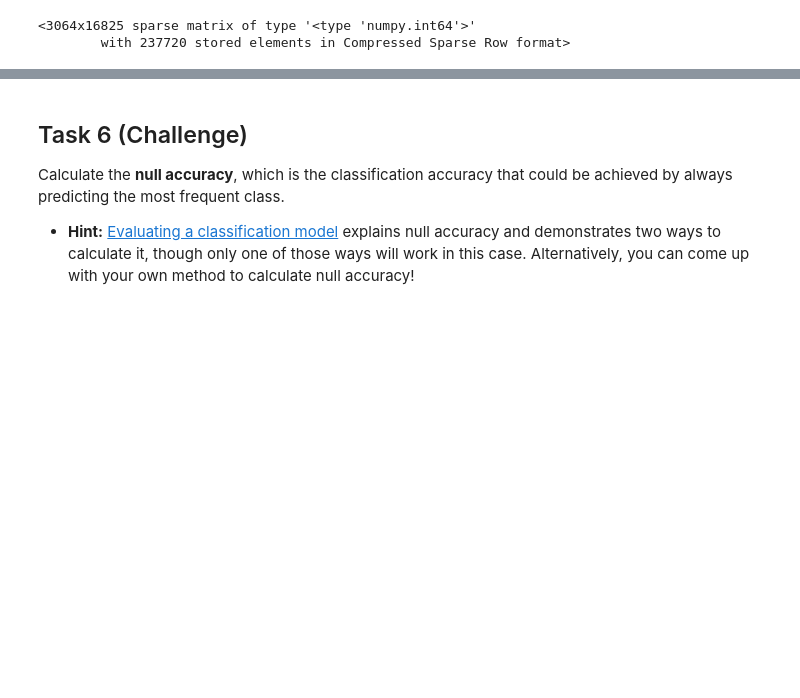
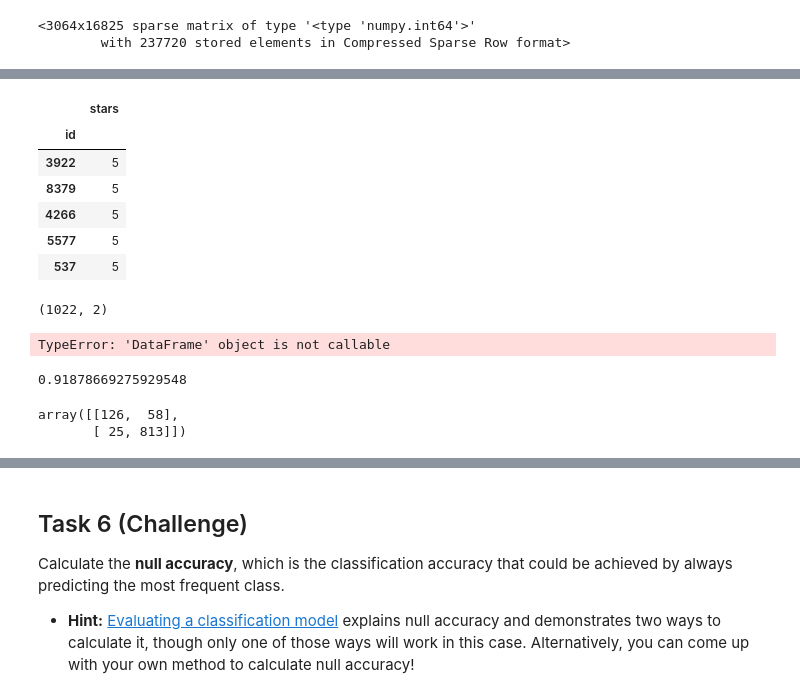
Before and after one commit to arunprasadlv/MLText, a Jupyter notebook: notebooks/01_yelp_homework.ipynb, the cells around one changed output, grey strips where cells are left out. Drawn from its saved outputs; the diff is of its cells as text; code cells hidden in the pictures; blank space fills up the shorter version.

```diff
--- a/notebooks/01_yelp_homework.ipynb
+++ b/notebooks/01_yelp_homework.ipynb
@@ -158,0 +210,32 @@ ValueError: dimension mismatch
+# %%
+stars.head(5)
+# %% [output]
+|  | stars |
+| id |  |
+| 3922 | 5 |
+| 8379 | 5 |
+| 4266 | 5 |
+| 5577 | 5 |
+| 537 | 5 |
+# %%
+yelp= pd.concat([review, stars], axis=1, join='inner')
+yelp.shape
+# %% [output]
+(1022, 2)
+# %%
+yelp.append(y_pred_class)
+yelp.head(10)
+# %% [output]
+TypeError: 'DataFrame' object is not callable
+# %%
+# calculate accuracy of class predictions
+from sklearn import metrics
+metrics.accuracy_score(y_test, y_pred_class)
+# %% [output]
+0.91878669275929548
+# %%
+# print the confusion matrix
+metrics.confusion_matrix(y_test, y_pred_class)
+# %% [output]
+array([[126,  58],
+       [ 25, 813]])
```
Also changed, not shown: parts of 16 cells of this notebook, 4 other files.
